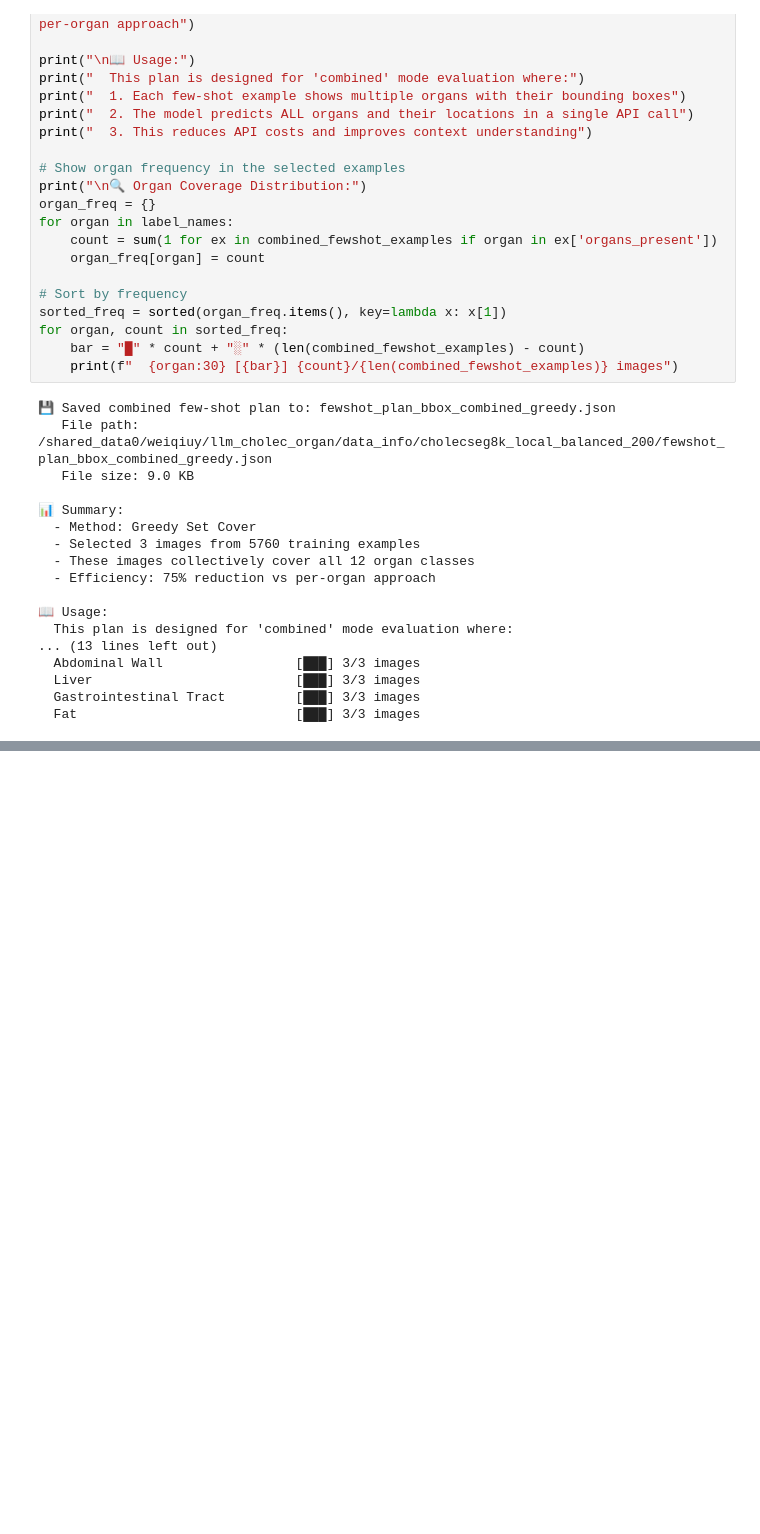
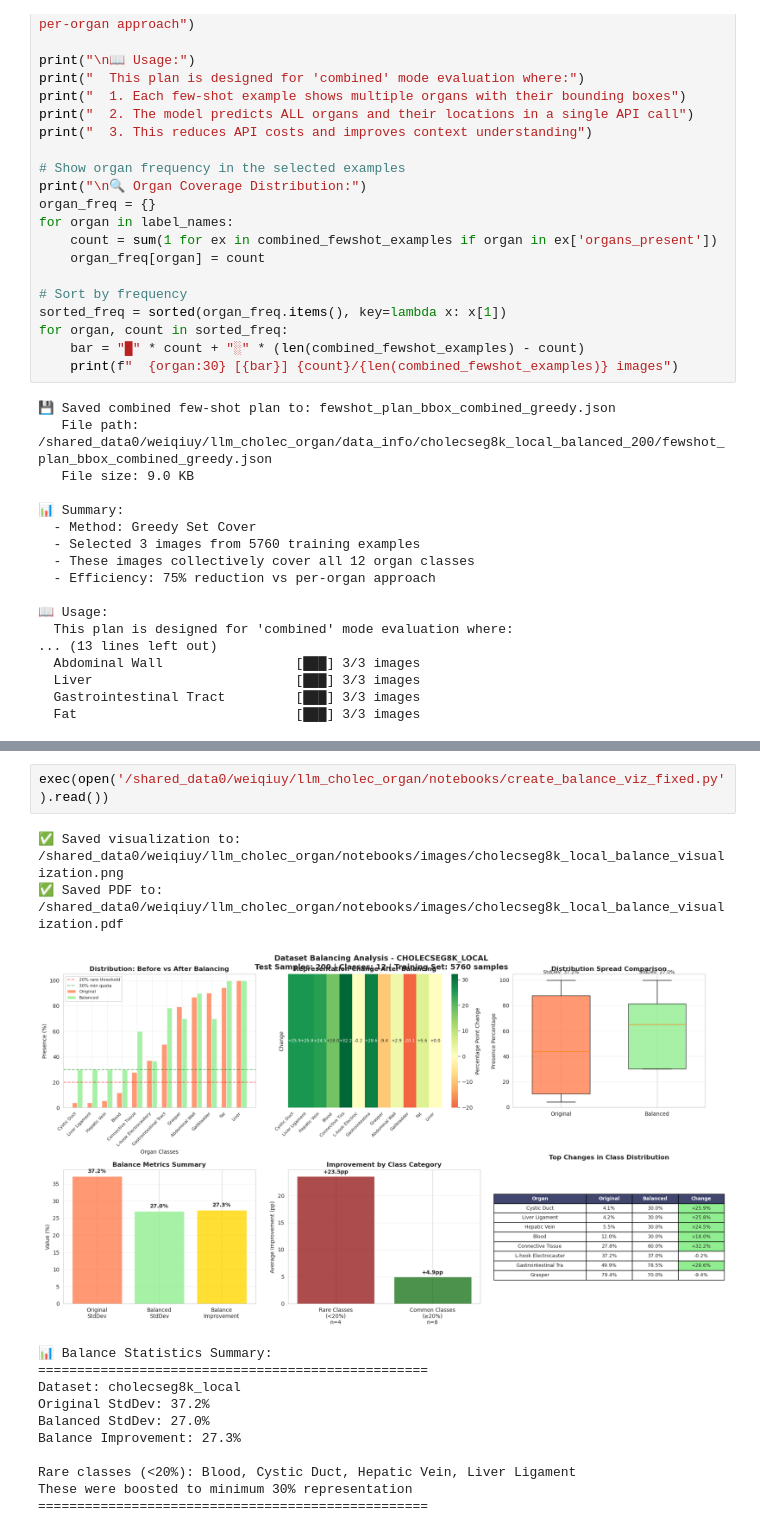
Before and after one commit to fallcat/llm_cholec_organ, a Jupyter notebook: notebooks/test_unified_fewshot_simplified.ipynb, the cells around one changed output, grey strips where cells are left out. Drawn from its saved outputs; the diff is of its cells as text; blank space fills up the shorter version.

```diff
--- a/notebooks/test_unified_fewshot_simplified.ipynb
+++ b/notebooks/test_unified_fewshot_simplified.ipynb
@@ -644,0 +721,16 @@ for organ, count in sorted_freq:
+# %%
+exec(open('/shared_data0/weiqiuy/llm_cholec_organ/notebooks/create_balance_viz_fixed.py').read())
+# %% [output]
+✅ Saved visualization to: /shared_data0/weiqiuy/llm_cholec_organ/notebooks/images/cholecseg8k_local_balance_visualization.png
+✅ Saved PDF to: /shared_data0/weiqiuy/llm_cholec_organ/notebooks/images/cholecseg8k_local_balance_visualization.pdf
+[figure, added]
+📊 Balance Statistics Summary:
+==================================================
+Dataset: cholecseg8k_local
+Original StdDev: 37.2%
+Balanced StdDev: 27.0%
+Balance Improvement: 27.3%
+
+Rare classes (<20%): Blood, Cystic Duct, Hepatic Vein, Liver Ligament
+These were boosted to minimum 30% representation
+==================================================
```
Also changed, not shown: parts of 5 cells of this notebook, 36 other files.
